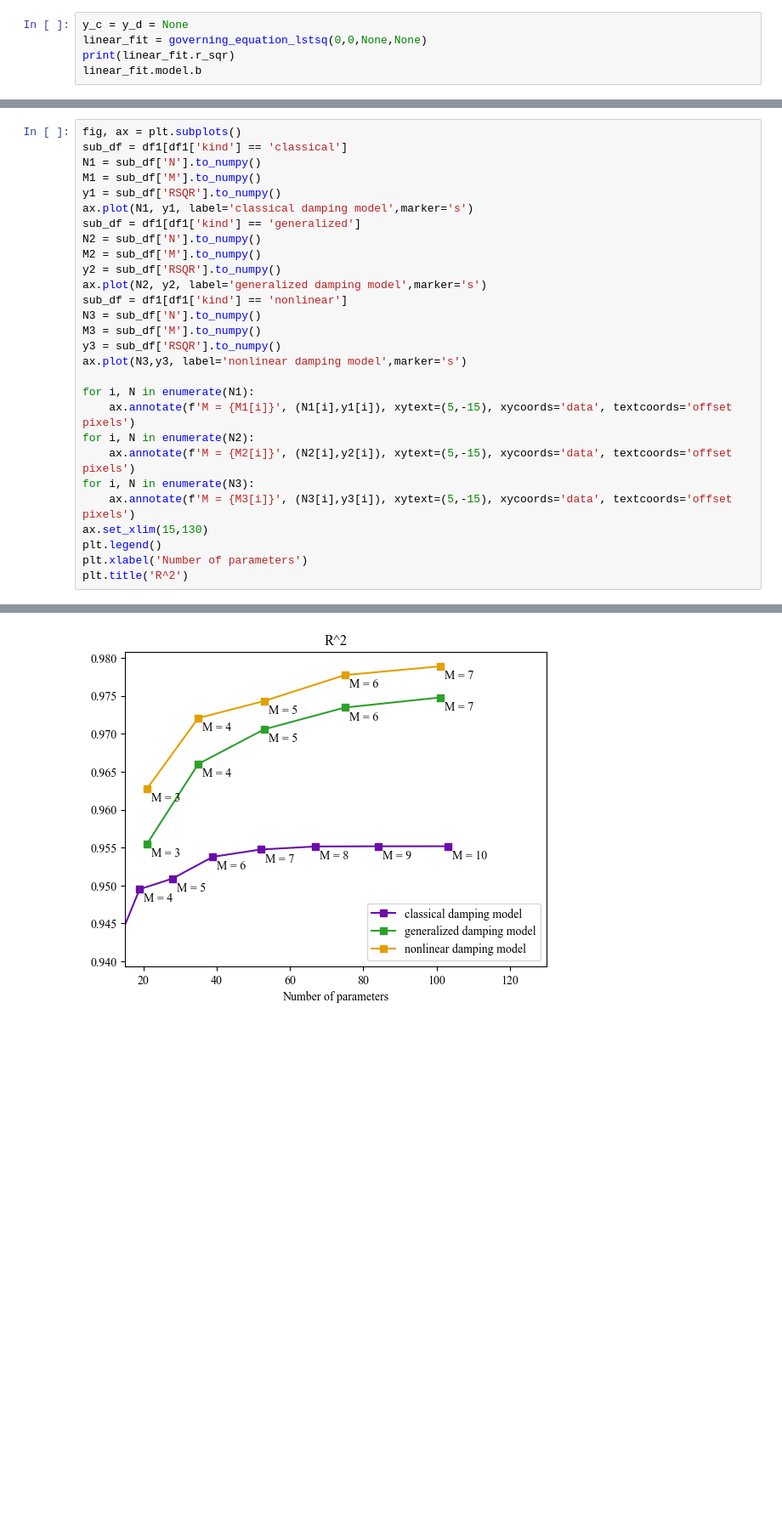
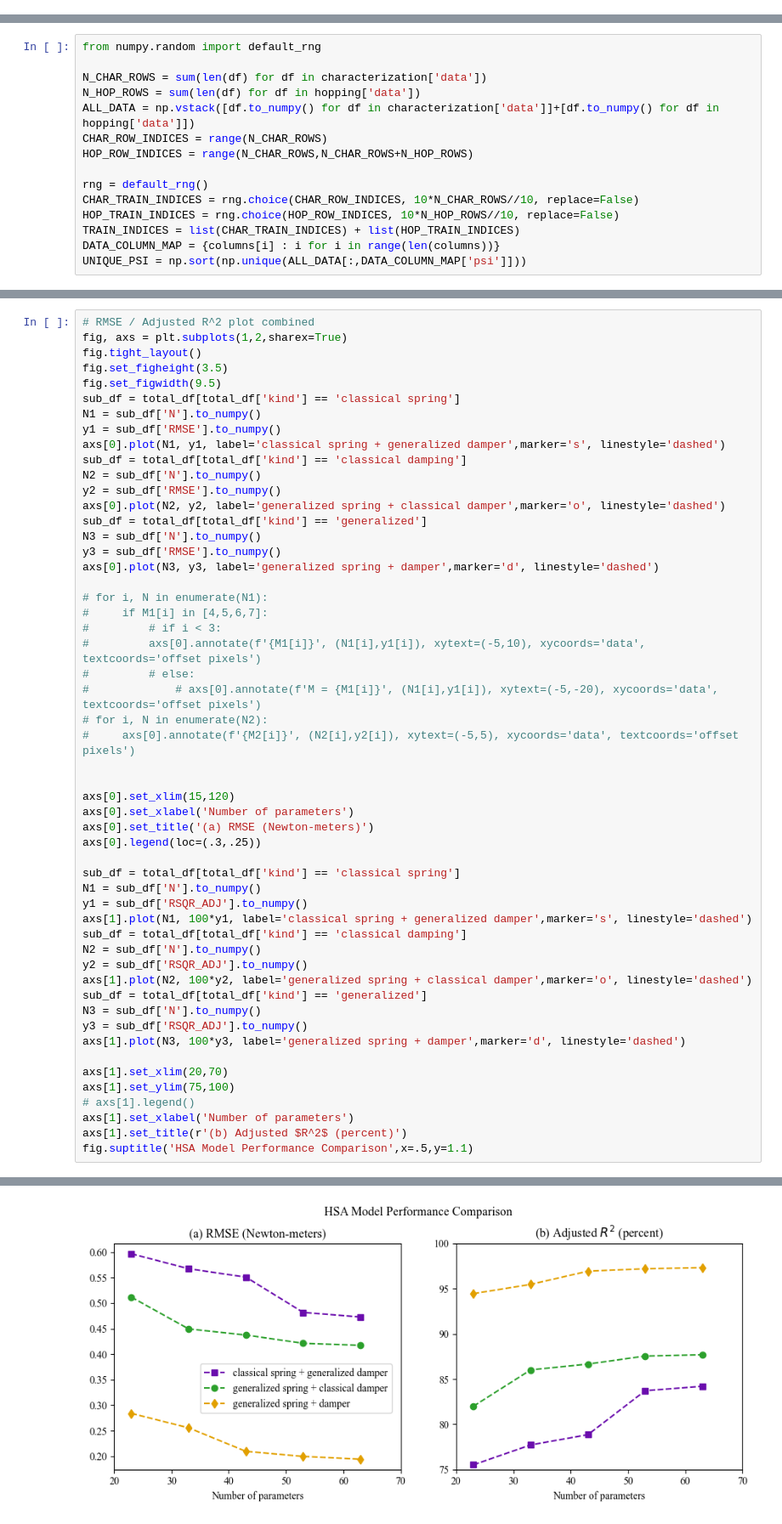
Before and after one commit to JGSuw/hsa_hopper_control, a Jupyter notebook: notebooks/hsa_model_analysis.ipynb, the cells around one changed output, grey strips where cells are left out. Shown: that part at 85% size. Drawn from its saved outputs; the diff is of its cells as text; blank space fills up the shorter version.

Commit message:
changed hsa model of dissipation

```diff
--- a/notebooks/hsa_model_analysis.ipynb
+++ b/notebooks/hsa_model_analysis.ipynb
@@ -134,5 +0,0 @@ def governing_equation_lstsq(s, a, y_c, y_d, kind=HSAPotential.LINEAR):
-# %%
-y_c = y_d = None
-linear_fit = governing_equation_lstsq(0,0,None,None)
-print(linear_fit.r_sqr)
-linear_fit.model.b
@@ -141,0 +135,15 @@ linear_fit.model.b
+# %%
+from numpy.random import default_rng
+
+N_CHAR_ROWS = sum(len(df) for df in characterization['data'])
+N_HOP_ROWS = sum(len(df) for df in hopping['data'])
+ALL_DATA = np.vstack([df.to_numpy() for df in characterization['data']]+[df.to_numpy() for df in hopping['data']])
+CHAR_ROW_INDICES = range(N_CHAR_ROWS)
+HOP_ROW_INDICES = range(N_CHAR_ROWS,N_CHAR_ROWS+N_HOP_ROWS)
+
+rng = default_rng()
+CHAR_TRAIN_INDICES = rng.choice(CHAR_ROW_INDICES, 10*N_CHAR_ROWS//10, replace=False)
+HOP_TRAIN_INDICES = rng.choice(HOP_ROW_INDICES, 10*N_HOP_ROWS//10, replace=False)
+TRAIN_INDICES = list(CHAR_TRAIN_INDICES) + list(HOP_TRAIN_INDICES)
+DATA_COLUMN_MAP = {columns[i] : i for i in range(len(columns))}
+UNIQUE_PSI = np.sort(np.unique(ALL_DATA[:,DATA_COLUMN_MAP['psi']]))
@@ -345,29 +592,54 @@ plt.rcParams['axes.prop_cycle'] = cycler(color=colorblind_friendly_colors)
 # %%
-fig, ax = plt.subplots()
-sub_df = df1[df1['kind'] == 'classical']
+# RMSE / Adjusted R^2 plot combined
+fig, axs = plt.subplots(1,2,sharex=True)
+fig.tight_layout()
+fig.set_figheight(3.5)
+fig.set_figwidth(9.5)
+sub_df = total_df[total_df['kind'] == 'classical spring']
 N1 = sub_df['N'].to_numpy()
-M1 = sub_df['M'].to_numpy()
-y1 = sub_df['RSQR'].to_numpy()
-ax.plot(N1, y1, label='classical damping model',marker='s')
-sub_df = df1[df1['kind'] == 'generalized']
+y1 = sub_df['RMSE'].to_numpy()
+axs[0].plot(N1, y1, label='classical spring + generalized damper',marker='s', linestyle='dashed')
+sub_df = total_df[total_df['kind'] == 'classical damping']
 N2 = sub_df['N'].to_numpy()
-M2 = sub_df['M'].to_numpy()
-y2 = sub_df['RSQR'].to_numpy()
-ax.plot(N2, y2, label='generalized damping model',marker='s')
-sub_df = df1[df1['kind'] == 'nonlinear']
+y2 = sub_df['RMSE'].to_numpy()
+axs[0].plot(N2, y2, label='generalized spring + classical damper',marker='o', linestyle='dashed')
+sub_df = total_df[total_df['kind'] == 'generalized']
 N3 = sub_df['N'].to_numpy()
-M3 = sub_df['M'].to_numpy()
-y3 = sub_df['RSQR'].to_numpy()
-ax.plot(N3,y3, label='nonlinear damping model',marker='s')
+y3 = sub_df['RMSE'].to_numpy()
+axs[0].plot(N3, y3, label='generalized spring + damper',marker='d', linestyle='dashed')
 
-for i, N in enumerate(N1):
-    ax.annotate(f'M = {M1[i]}', (N1[i],y1[i]), xytext=(5,-15), xycoords='data', textcoords='offset pixels')
-for i, N in enumerate(N2):
-    ax.annotate(f'M = {M2[i]}', (N2[i],y2[i]), xytext=(5,-15), xycoords='data', textcoords='offset pixels')
-for i, N in enumerate(N3):
-    ax.annotate(f'M = {M3[i]}', (N3[i],y3[i]), xytext=(5,-15), xycoords='data', textcoords='offset pixels')
-ax.set_xlim(15,130)
-plt.legend()
-plt.xlabel('Number of parameters')
-plt.title('R^2')
+# for i, N in enumerate(N1):
+#     if M1[i] in [4,5,6,7]:
+#         # if i < 3:
+#         axs[0].annotate(f'{M1[i]}', (N1[i],y1[i]), xytext=(-5,10), xycoords='data', textcoords='offset pixels')
+#         # else:
+#             # axs[0].annotate(f'M = {M1[i]}', (N1[i],y1[i]), xytext=(-5,-20), xycoords='data', textcoords='offset pixels')
+# for i, N in enumerate(N2):
+#     axs[0].annotate(f'{M2[i]}', (N2[i],y2[i]), xytext=(-5,5), xycoords='data', textcoords='offset pixels')
+
+
+axs[0].set_xlim(15,120)
+axs[0].set_xlabel('Number of parameters')
+axs[0].set_title('(a) RMSE (Newton-meters)')
+axs[0].legend(loc=(.3,.25))
+
+sub_df = total_df[total_df['kind'] == 'classical spring']
+N1 = sub_df['N'].to_numpy()
+y1 = sub_df['RSQR_ADJ'].to_numpy()
+axs[1].plot(N1, 100*y1, label='classical spring + generalized damper',marker='s', linestyle='dashed')
+sub_df = total_df[total_df['kind'] == 'classical damping']
+N2 = sub_df['N'].to_numpy()
+y2 = sub_df['RSQR_ADJ'].to_numpy()
+axs[1].plot(N2, 100*y2, label='generalized spring + classical damper',marker='o', linestyle='dashed')
+sub_df = total_df[total_df['kind'] == 'generalized']
+N3 = sub_df['N'].to_numpy()
+y3 = sub_df['RSQR_ADJ'].to_numpy()
+axs[1].plot(N3, 100*y3, label='generalized spring + damper',marker='d', linestyle='dashed')
+
+axs[1].set_xlim(20,70)
+axs[1].set_ylim(75,100)
+# axs[1].legend()
+axs[1].set_xlabel('Number of parameters')
+axs[1].set_title(r'(b) Adjusted $R^2$ (percent)')
+fig.suptitle('HSA Model Performance Comparison',x=.5,y=1.1)
 # %% [output]
@@ -375 +647 @@ Text(0.5, 1.0, 'R^2')
-[figure, old version]
+[figure, new version]
```
Also changed, not shown: parts of 34 cells of this notebook, 2 other files.
